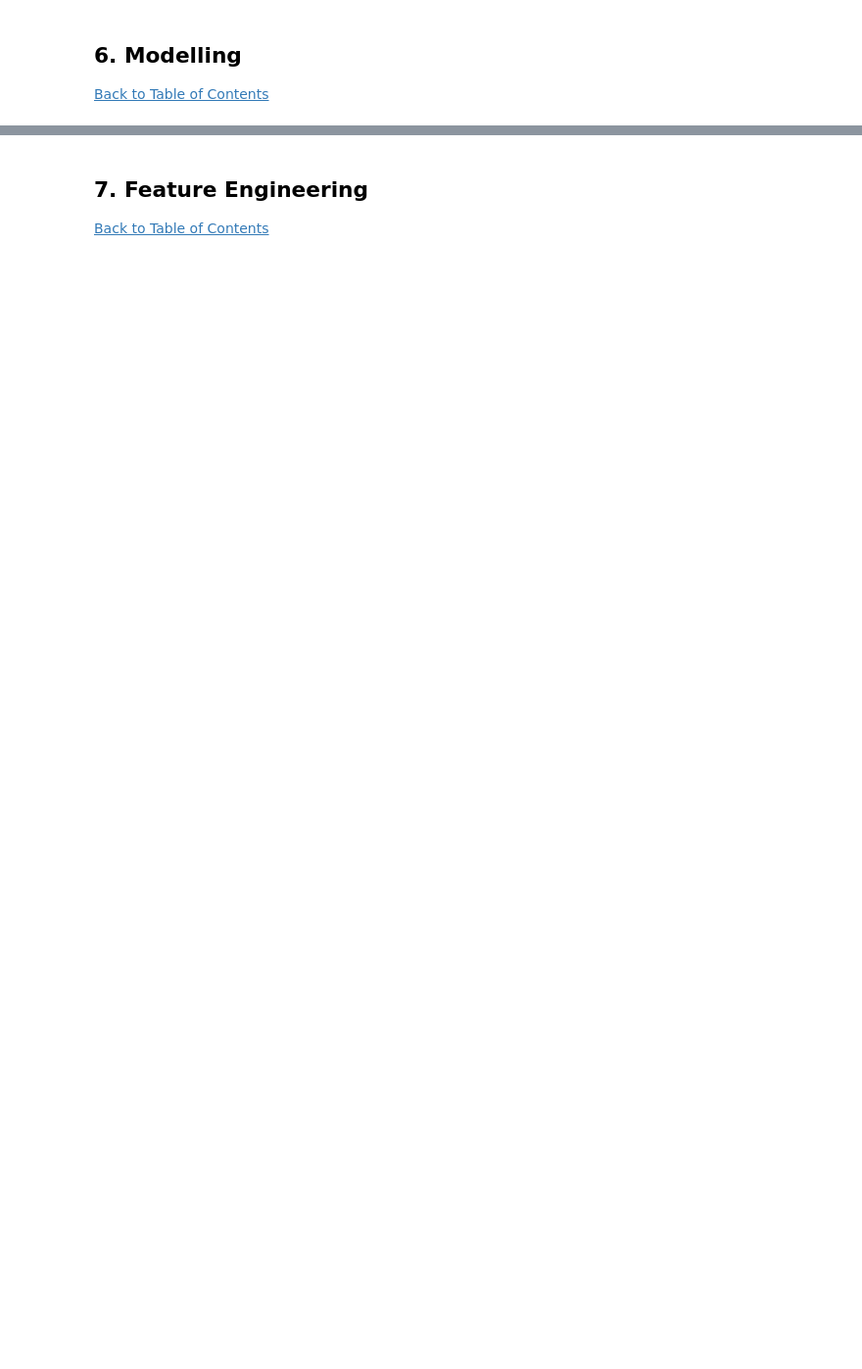
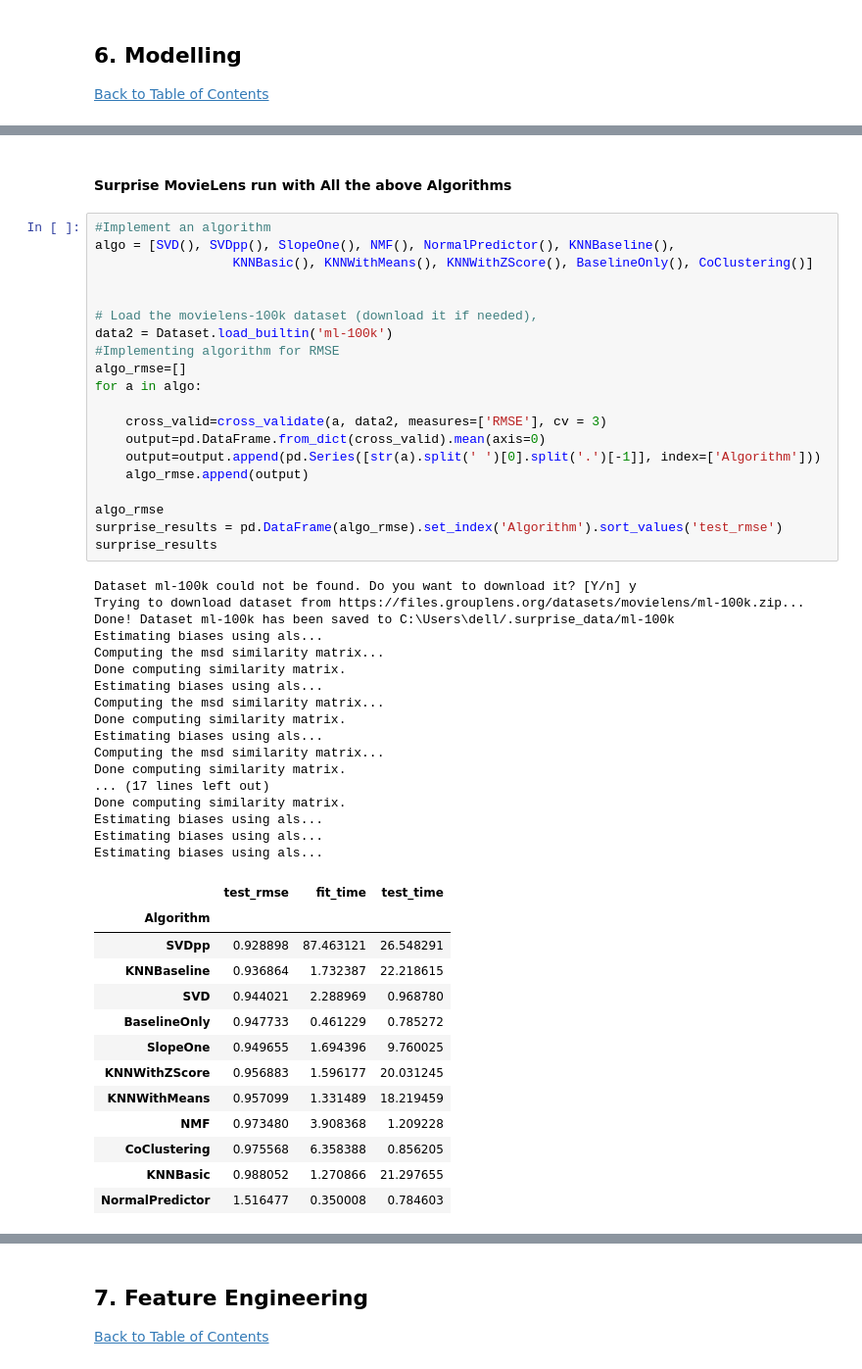
Before and after one commit to Mutiso-ac/Unsupervised-Predict-TeamBM5-2023, a Jupyter notebook: TeamBM5_Unsup_Learning_Notebbok.ipynb, the cells around one changed output, grey strips where cells are left out. Shown at 98% size. Drawn from its saved outputs; the diff is of its cells as text; blank space fills up the shorter version.

```diff
--- a/TeamBM5_Unsup_Learning_Notebbok.ipynb
+++ b/TeamBM5_Unsup_Learning_Notebbok.ipynb
@@ -770,0 +902,53 @@ plt.show()
+# %% [markdown]
+#### Surprise MovieLens run with All the above Algorithms
+# %%
+#Implement an algorithm
+algo = [SVD(), SVDpp(), SlopeOne(), NMF(), NormalPredictor(), KNNBaseline(),
+                  KNNBasic(), KNNWithMeans(), KNNWithZScore(), BaselineOnly(), CoClustering()]
+
+
+# Load the movielens-100k dataset (download it if needed),
+data2 = Dataset.load_builtin('ml-100k')
+#Implementing algorithm for RMSE
+algo_rmse=[]
+for a in algo:
+
+    cross_valid=cross_validate(a, data2, measures=['RMSE'], cv = 3)
+    output=pd.DataFrame.from_dict(cross_valid).mean(axis=0)
+    output=output.append(pd.Series([str(a).split(' ')[0].split('.')[-1]], index=['Algorithm']))
+    algo_rmse.append(output)
+
+algo_rmse
+surprise_results = pd.DataFrame(algo_rmse).set_index('Algorithm').sort_values('test_rmse')
+surprise_results
+# %% [output]
+Dataset ml-100k could not be found. Do you want to download it? [Y/n] y
+Trying to download dataset from https://files.grouplens.org/datasets/movielens/ml-100k.zip...
+Done! Dataset ml-100k has been saved to C:\Users\dell/.surprise_data/ml-100k
+Estimating biases using als...
+Computing the msd similarity matrix...
+Done computing similarity matrix.
+Estimating biases using als...
+Computing the msd similarity matrix...
+Done computing similarity matrix.
+Estimating biases using als...
+Computing the msd similarity matrix...
+Done computing similarity matrix.
+... (17 lines left out)
+Done computing similarity matrix.
+Estimating biases using als...
+Estimating biases using als...
+Estimating biases using als...
+|  | test_rmse | fit_time | test_time |
+| Algorithm |  |  |  |
+| SVDpp | 0.928898 | 87.463121 | 26.548291 |
+| KNNBaseline | 0.936864 | 1.732387 | 22.218615 |
+| SVD | 0.944021 | 2.288969 | 0.968780 |
+| BaselineOnly | 0.947733 | 0.461229 | 0.785272 |
+| SlopeOne | 0.949655 | 1.694396 | 9.760025 |
+| KNNWithZScore | 0.956883 | 1.596177 | 20.031245 |
+| KNNWithMeans | 0.957099 | 1.331489 | 18.219459 |
+| NMF | 0.973480 | 3.908368 | 1.209228 |
+| CoClustering | 0.975568 | 6.358388 | 0.856205 |
+| KNNBasic | 0.988052 | 1.270866 | 21.297655 |
+| NormalPredictor | 1.516477 | 0.350008 | 0.784603 |
```
Also changed, not shown: parts of 85 cells of this notebook.
